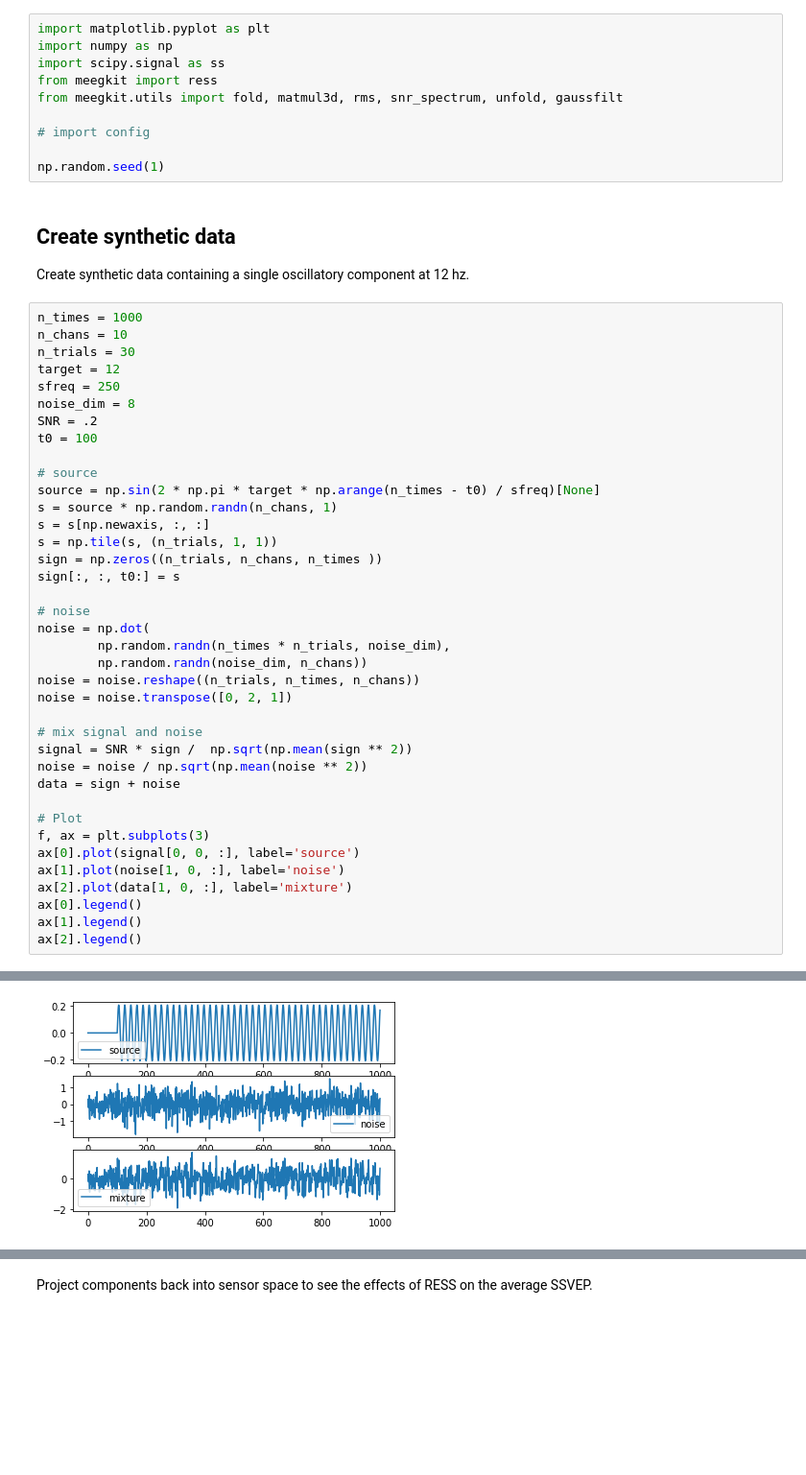
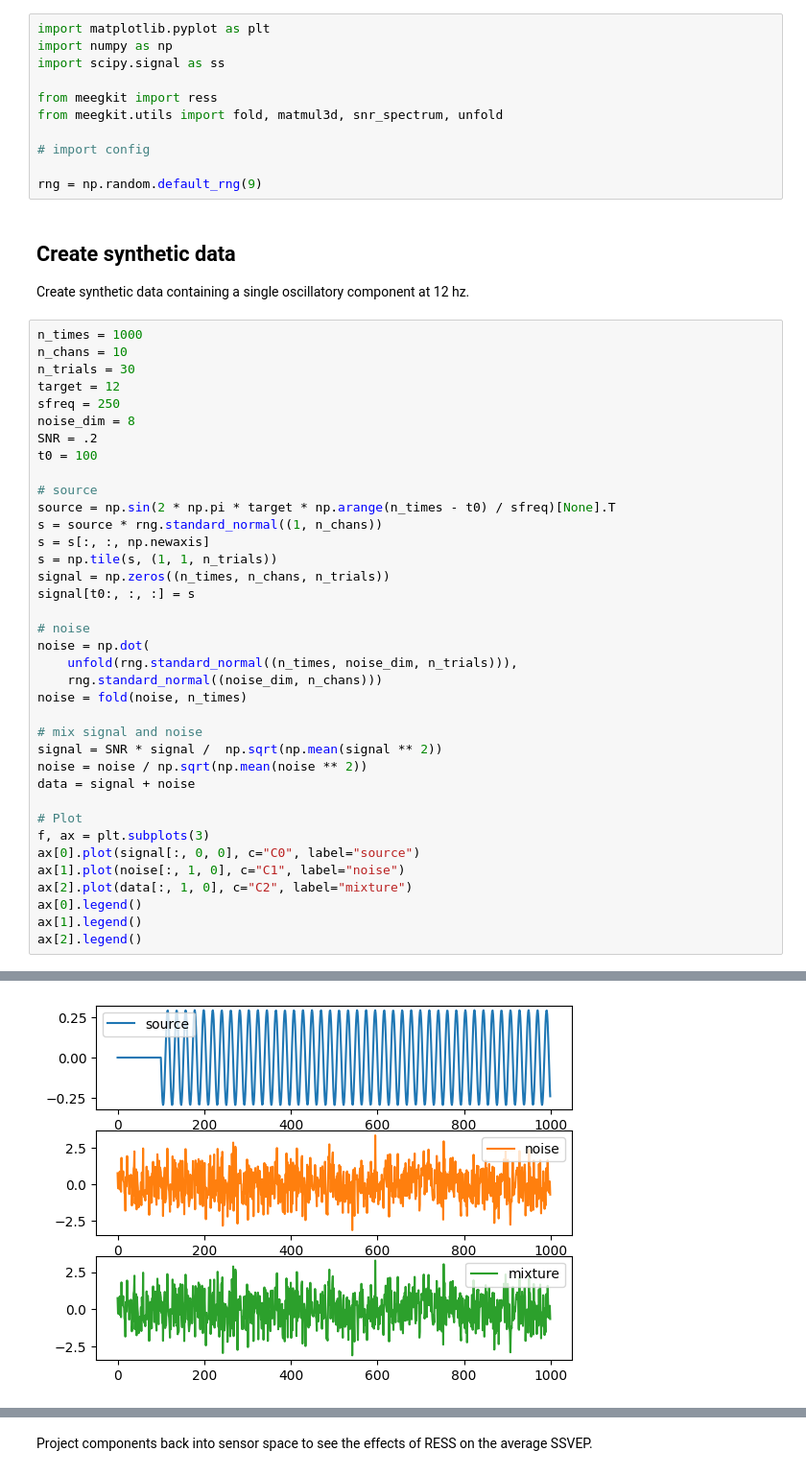
Before and after one commit to nbara/python-meegkit, a Jupyter notebook: examples/example_ress.ipynb, the cells around one changed output, grey strips where cells are left out. Shown at 96% size. Drawn from its saved outputs; the diff is of its cells as text; blank space fills up the shorter version.

Commit message:
revert to (samples, channels, trials) + fix tests

```diff
--- a/examples/example_ress.ipynb
+++ b/examples/example_ress.ipynb
@@ -13,55 +13,55 @@ Uses `meegkit.RESS()`.
 import matplotlib.pyplot as plt
 import numpy as np
 import scipy.signal as ss
+
 from meegkit import ress
-from meegkit.utils import fold, matmul3d, rms, snr_spectrum, unfold, gaussfilt
+from meegkit.utils import fold, matmul3d, snr_spectrum, unfold
 
 # import config
 
-np.random.seed(1)
+rng = np.random.default_rng(9)
 # %% [markdown]
 ## Create synthetic data
 Create synthetic data containing a single oscillatory component at 12 hz.
 # %%
 n_times = 1000
 n_chans = 10
 n_trials = 30
 target = 12
 sfreq = 250
 noise_dim = 8
 SNR = .2
 t0 = 100
 
 # source
-source = np.sin(2 * np.pi * target * np.arange(n_times - t0) / sfreq)[None]
-s = source * np.random.randn(n_chans, 1)
-s = s[np.newaxis, :, :]
-s = np.tile(s, (n_trials, 1, 1))
-sign = np.zeros((n_trials, n_chans, n_times ))
-sign[:, :, t0:] = s
+source = np.sin(2 * np.pi * target * np.arange(n_times - t0) / sfreq)[None].T
+s = source * rng.standard_normal((1, n_chans))
+s = s[:, :, np.newaxis]
+s = np.tile(s, (1, 1, n_trials))
+signal = np.zeros((n_times, n_chans, n_trials))
+signal[t0:, :, :] = s
 
 # noise
 noise = np.dot(
-        np.random.randn(n_times * n_trials, noise_dim),
-        np.random.randn(noise_dim, n_chans))
-noise = noise.reshape((n_trials, n_times, n_chans))
-noise = noise.transpose([0, 2, 1])
+    unfold(rng.standard_normal((n_times, noise_dim, n_trials))),
+    rng.standard_normal((noise_dim, n_chans)))
+noise = fold(noise, n_times)
 
 # mix signal and noise
-signal = SNR * sign /  np.sqrt(np.mean(sign ** 2))
+signal = SNR * signal /  np.sqrt(np.mean(signal ** 2))
 noise = noise / np.sqrt(np.mean(noise ** 2))
-data = sign + noise
+data = signal + noise
 
 # Plot
 f, ax = plt.subplots(3)
-ax[0].plot(signal[0, 0, :], label='source')
-ax[1].plot(noise[1, 0, :], label='noise')
-ax[2].plot(data[1, 0, :], label='mixture')
+ax[0].plot(signal[:, 0, 0], c="C0", label="source")
+ax[1].plot(noise[:, 1, 0], c="C1", label="noise")
+ax[2].plot(data[:, 1, 0], c="C2", label="mixture")
 ax[0].legend()
 ax[1].legend()
 ax[2].legend()
 # %% [output]
 <matplotlib.legend.Legend at 0x...>
-[figure, old version]
+[figure, new version]
 # %% [markdown]
 ## Enhance oscillatory activity using RESS
```
Also changed, not shown: parts of 3 cells of this notebook, 16 other files.
